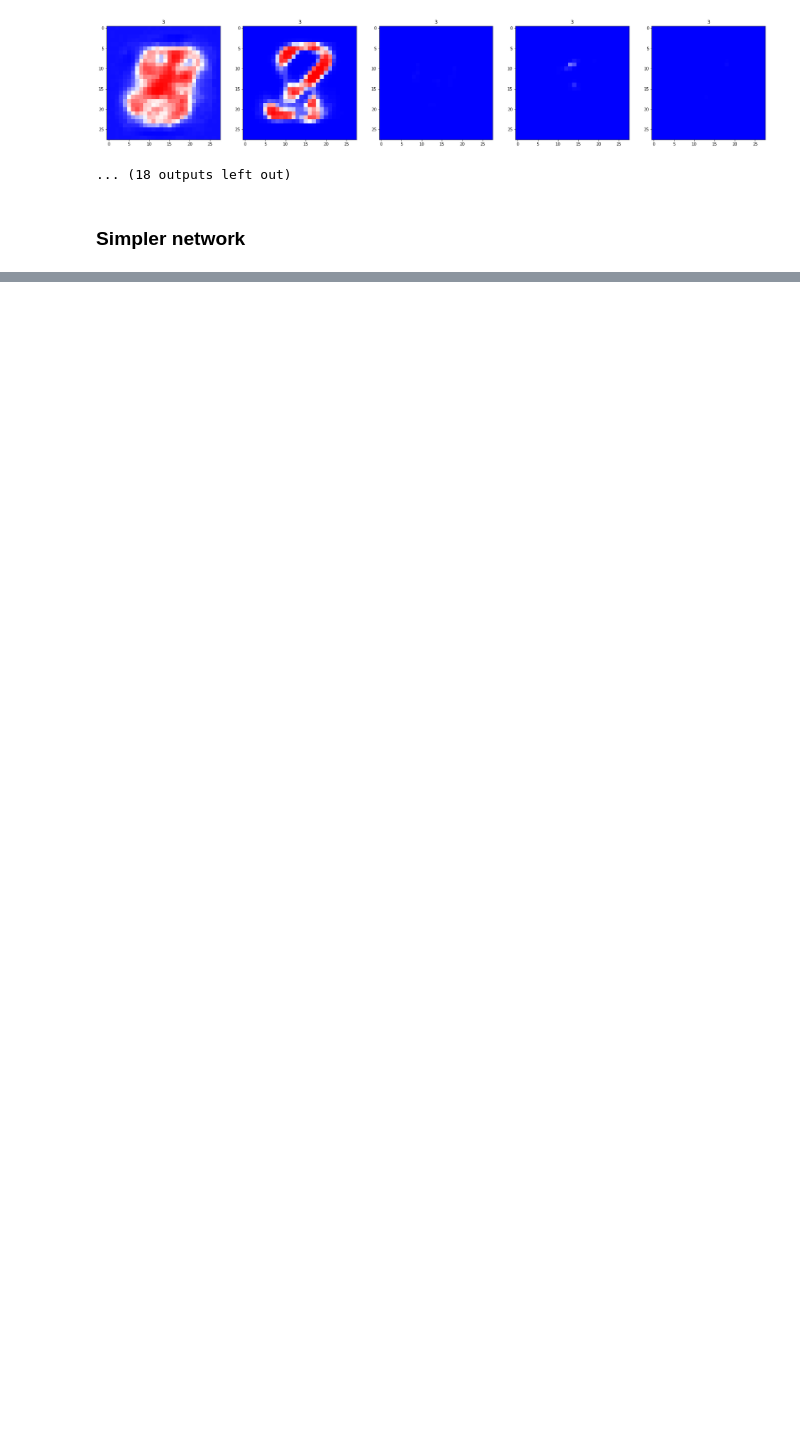
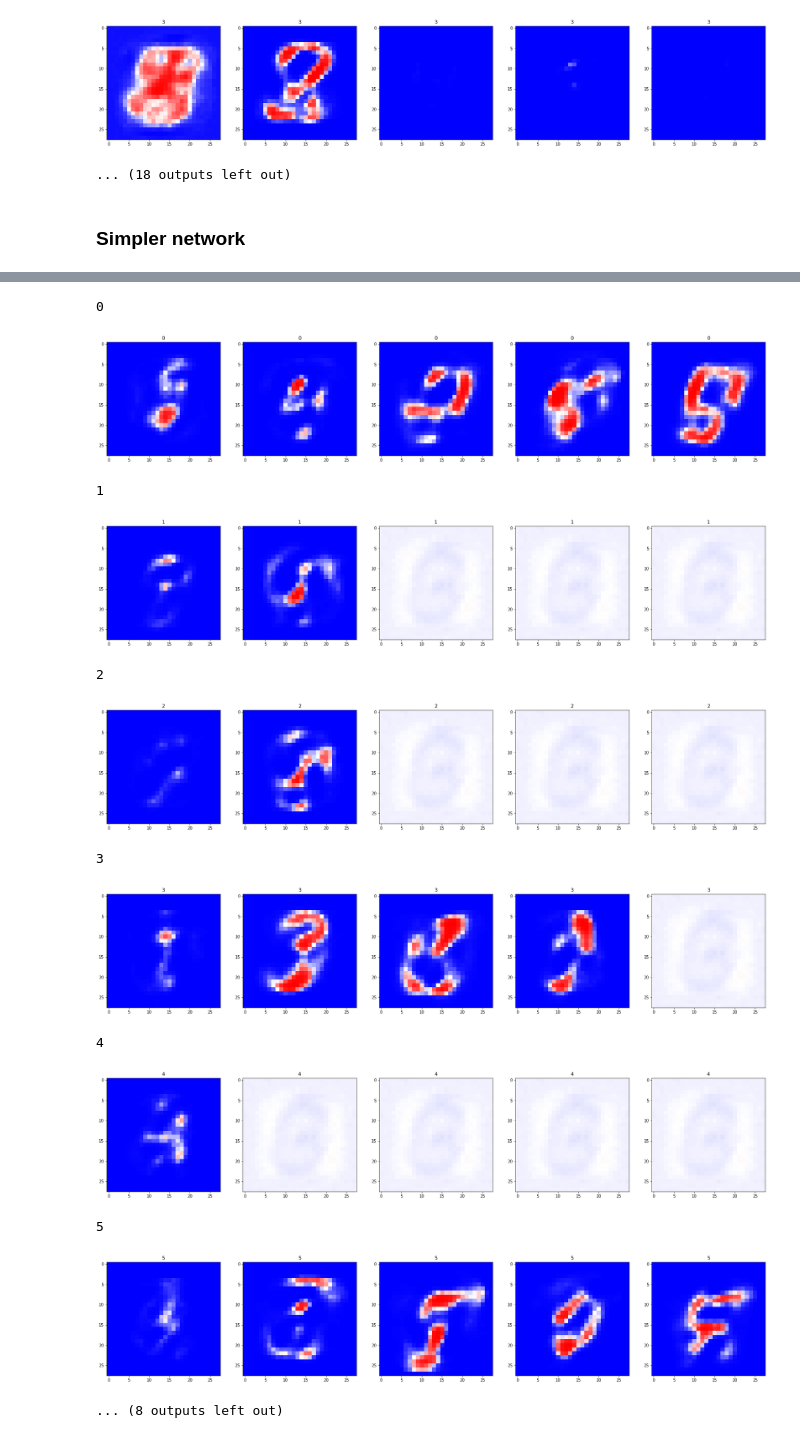
Before and after one commit to breno-aberle/ANN_Lab4, a Jupyter notebook: ann_lab4-rb.ipynb, the cells around one changed output, grey strips where cells are left out. Saved outputs shown, nothing was run; the diff lists cells and outputs as text; code cells hidden in the pictures; blank space fills up the shorter version.

```diff
--- a/ann_lab4-rb.ipynb
+++ b/ann_lab4-rb.ipynb
@@ -456,3 +457,19 @@ for digit in range(10):
 ... (18 outputs left out)
 # %% [markdown]
 ### Simpler network
+# %%
+print ("\nStarting a simple Deep Belief Net..")
+n_iterations = 2500
+simple_dbn = Simple_DeepBeliefNet(sizes={"vis":image_size[0]*image_size[1],  "pen":500, "top":2000, "lbl":10},
+                    image_size=image_size,
+                    n_labels=10,
+                    batch_size=20
+)
+exp_time = datetime.now().strftime('%Y-%m-%d_%H-%M-%S')
+simple_dbn.train_greedylayerwise(
+    vis_trainset=train_imgs,
+    lbl_trainset=train_lbls,
+    n_iterations=n_iterations,
+    train_top_layer=True,
+    img_dir='two-stack/%s'%exp_time
+)
@@ -458,0 +494,4 @@ for digit in range(10):
+# %%
+# Fine-tuning
+print ("\n Starting fine-tuning")
+simple_dbn.train_wakesleep_finetune(vis_trainset=train_imgs, lbl_trainset=train_lbls, n_iterations=2000)
@@ -458,0 +516,20 @@ for digit in range(10):
+# %%
+for digit in range(10):
+    print(digit)
+    digit_1hot = np.zeros(shape=(1,10))
+    digit_1hot[0,digit] = 1
+    simple_dbn.generate(digit_1hot, name="dbn")
+# %% [output]
+0
+[figure, added]
+1
+[figure, added]
+2
+[figure, added]
+3
+[figure, added]
+4
+[figure, added]
+5
+[figure, added]
+... (8 outputs left out)
```
Also changed, not shown: parts of 6 cells of this notebook.
